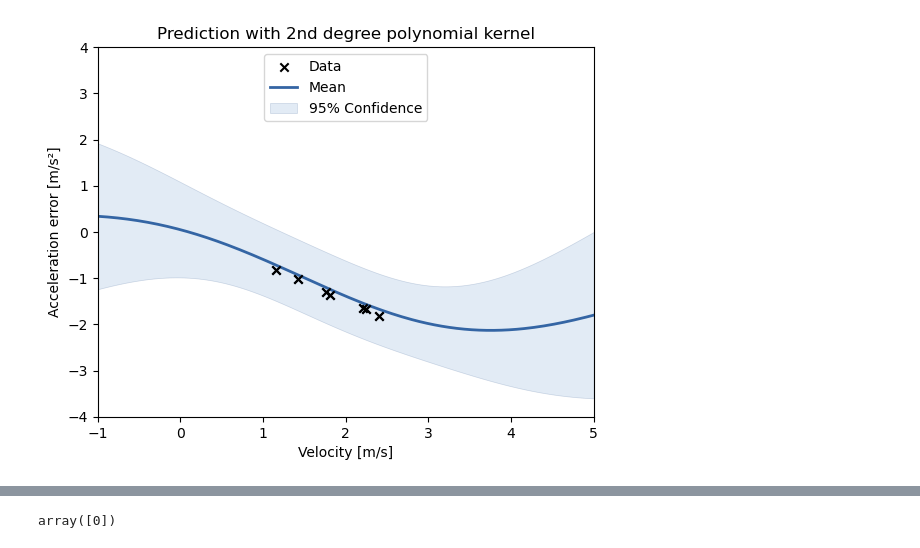
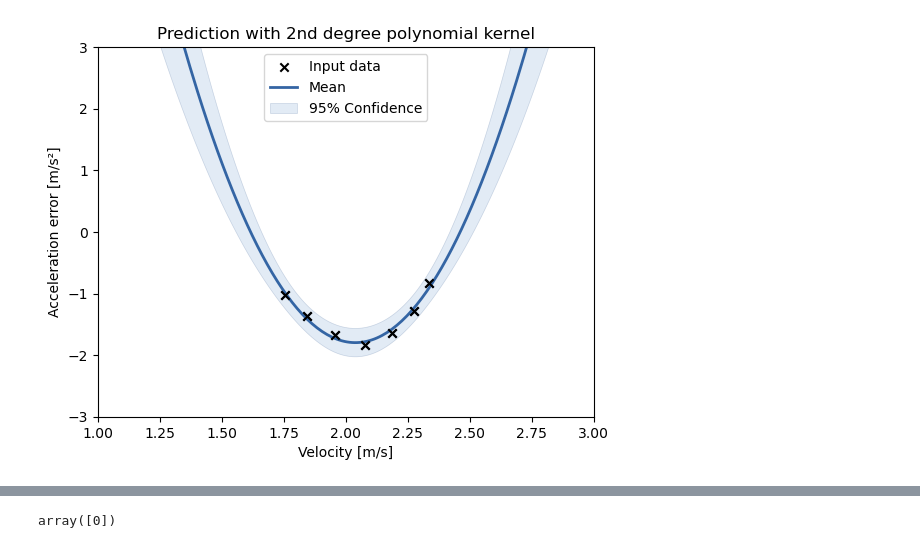
Before and after one commit to maxpape/drone_mt_ros2, a Jupyter notebook: ros/src/px4_ros_com/src/examples/offboard_py/gpy_performance_test.ipynb, the cells around one changed output, grey strips where cells are left out. Drawn from its saved outputs; the diff is of its cells as text; code cells hidden in the pictures.

Commit message:
update py notebook for plotting

```diff
--- a/ros/src/px4_ros_com/src/examples/offboard_py/gpy_performance_test.ipynb
+++ b/ros/src/px4_ros_com/src/examples/offboard_py/gpy_performance_test.ipynb
@@ -119,16 +36,0 @@ reconstraining parameters rbf.lengthscale
-# %%
-
-for i in range(100):
-    mean, var = GP.predict_accel(x, y, x, 0, optimize=True, dim=0)
-print(mean)
-print(y)
-print(GP.models[0].rbf.lengthscale)
-
-fig, ax = plt.subplots()
-#GP.models[0].plot_confidence(visible_dims=[0], projection='2d', ax=ax)
-GP.models[0].plot_data(visible_dims=[0], projection='2d', ax=ax)
-GP.models[0].plot_f(   visible_dims=[0], projection='2d', ax=ax)
-
-fig2, ax2 = plt.subplots()
-GP.models[0].plot_data(visible_dims=[1], projection='2d', ax=ax2)
-GP.models[0].plot_f(   visible_dims=[1], projection='2d', ax=ax2)
@@ -140,32 +37,65 @@ array([0])
 # %%
-k1 = GPy.kern.RBF(input_dim=2, variance=[1], active_dims=[0,1], lengthscale=0.5, ARD=True)
-k2 = GPy.kern.Poly(input_dim=1, variance=0.1, order=2, scale=40, bias=135, active_dims=[1])
-k3 = GPy.kern.RBF(input_dim=1, variance=[1], active_dims=[0], lengthscale=0.5, ARD=True)
-k4 = GPy.kern.RBF(input_dim=1, variance=[1], active_dims=[1], lengthscale=0.5, ARD=True)
-#k2.variance.fix()
-#k2.scale.fix()
-#k2.bias.fix()
-dim = 0
-m2 = GPy.models.GPRegression(x[:,:2], y, k2+k3)
-m2.Gaussian_noise.variance = 0.01
-m2.Gaussian_noise.variance.fix()
-m2.optimize(optimizer='scg', max_iters=5)
+# for velocity
+k2 = GPy.kern.Poly(input_dim=1, variance=0.1, order=2, scale=40, bias=135, active_dims=[0])
+k3 = GPy.kern.RBF(input_dim=1, variance=[1], active_dims=[0], lengthscale=0.18, ARD=True)
 
 
-mean, var = m2.predict(x)
+def gp_poly(x_lim,y_lim):
 
-fig, ax = plt.subplots()
+    dim = 0
+    x1 = x[:,1].reshape(-1,1)
+    m2 = GPy.models.GPRegression(x1, y, k2)
+    m2.Gaussian_noise.variance = 0.01
+    m2.Gaussian_noise.variance.fix()
+    m2.optimize(optimizer='scg', max_iters=10)
 
-ax.set_xlabel('Velocity [m/s]')
-ax.set_ylabel('Acceleration error [m/s²]')
 
-vis_dim = 0
-m2.plot(ax=ax, plot_limits=[-1,5], zorder=2, visible_dims=[vis_dim])
-m2.plot_data(ax=ax, zorder=10, visible_dims=[vis_dim])
-ax.legend(['Data', 'Mean', '95% Confidence'], loc='upper center')
-ax.set_title('Prediction with 2nd degree polynomial kernel')
-ax.set_ylim(-4,4)
+    mean, var = m2.predict(x1)
 
-print(m2)
+
+    fig, ax = plt.subplots()
+
+    ax.set_xlabel('Velocity [m/s]')
+    ax.set_ylabel('Acceleration error [m/s²]')
+
+    vis_dim = 0
+    m2.plot(ax=ax, plot_limits=x_lim, zorder=2, visible_dims=[vis_dim])
+    m2.plot_data(ax=ax, zorder=10, visible_dims=[vis_dim])
+    ax.legend(['Input data', 'Mean', '95% Confidence'], loc='upper center')
+    ax.set_title('Prediction with 2nd degree polynomial kernel')
+    ax.set_ylim(y_lim)
+    #fig.savefig('gp_vel_acc_poly_kernel.pdf', format='pdf')
+
+def gp_rbf(x_lim,y_lim):
+
+    dim = 0
+    x1 = x[:,1].reshape(-1,1)
+    m2 = GPy.models.GPRegression(x1, y, k3)
+    m2.Gaussian_noise.variance = 0.01
+    m2.Gaussian_noise.variance.fix()
+    #m2.optimize(optimizer='scg', max_iters=1)
+
+
+    mean, var = m2.predict(x1)
+
+
+    fig, ax = plt.subplots()
+
+    ax.set_xlabel('Velocity [m/s]')
+    ax.set_ylabel('Acceleration error [m/s²]')
+
+    vis_dim = 0
+    m2.plot(ax=ax, plot_limits=x_lim, zorder=2, visible_dims=[vis_dim])
+    m2.plot_data(ax=ax, zorder=10, visible_dims=[vis_dim])
+    ax.legend(['Input data', 'Mean', '95% Confidence'], loc='upper center')
+    ax.set_title('Prediction with RBF kernel')
+    ax.set_ylim(y_lim)
+    #fig.savefig('gp_vel_acc_rbf_kernel.pdf', format='pdf')
+
+x_lim = (1,3)
+y_lim = (-3,3)
+gp_poly(x_lim,y_lim)
+gp_rbf(x_lim,y_lim)
+
 #fig.savefig('gp_vel_acc_poly_kernel', format='pdf')
 # %% [output]
@@ -185 +102 @@ Parameters:
-[figure, old version]
+[figure, new version]
```
Also changed, not shown: parts of 7 cells of this notebook, 8 other files.
